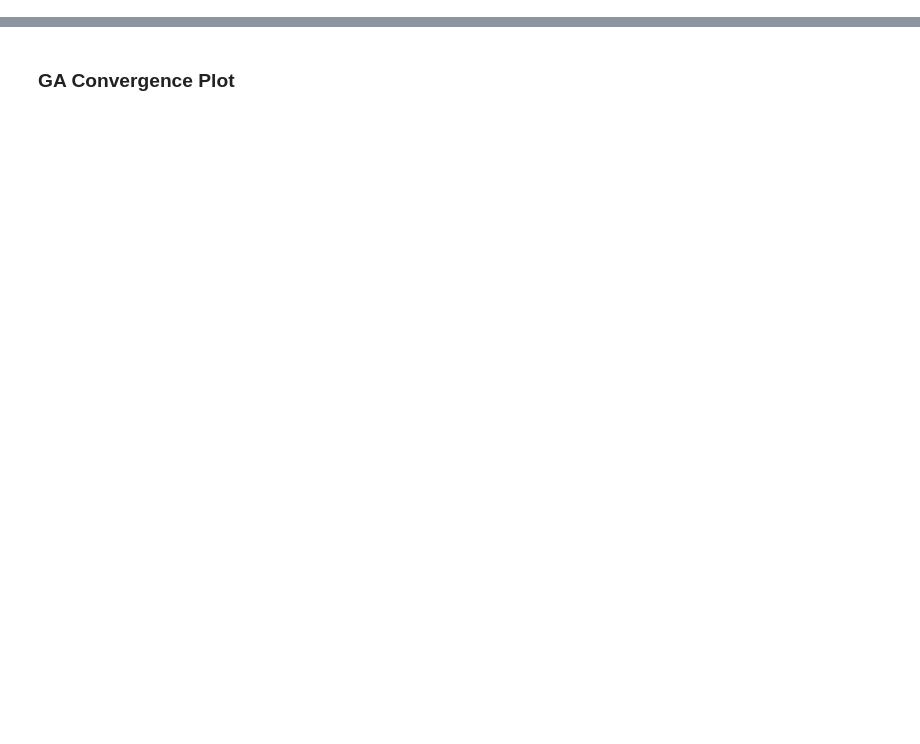
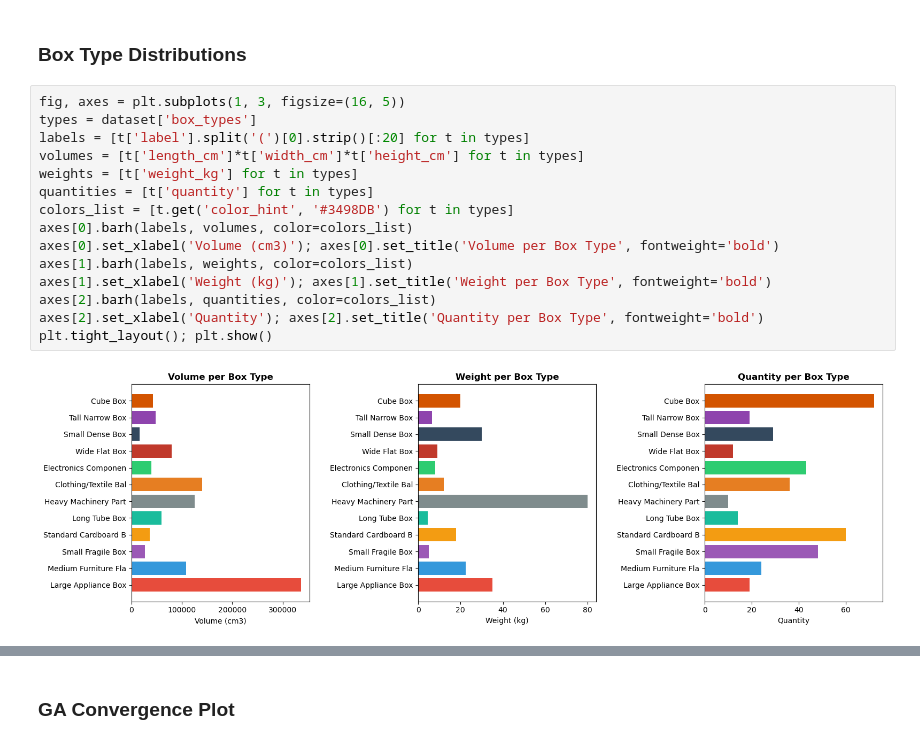
Before and after one commit to ayyoubbouchama/AI-Project10, a Jupyter notebook: notebooks/main.ipynb, the cells around one changed output, grey strips where cells are left out. Saved outputs shown, nothing was run; the diff lists cells and outputs as text; blank space fills up the shorter version.

```diff
--- a/notebooks/main.ipynb
+++ b/notebooks/main.ipynb
@@ -191,0 +103,19 @@ print(f"  Time         : {ga_time:.2f}s")
+# %% [markdown]
+### Box Type Distributions
+# %%
+fig, axes = plt.subplots(1, 3, figsize=(16, 5))
+types = dataset['box_types']
+labels = [t['label'].split('(')[0].strip()[:20] for t in types]
+volumes = [t['length_cm']*t['width_cm']*t['height_cm'] for t in types]
+weights = [t['weight_kg'] for t in types]
+quantities = [t['quantity'] for t in types]
+colors_list = [t.get('color_hint', '#3498DB') for t in types]
+axes[0].barh(labels, volumes, color=colors_list)
+axes[0].set_xlabel('Volume (cm3)'); axes[0].set_title('Volume per Box Type', fontweight='bold')
+axes[1].barh(labels, weights, color=colors_list)
+axes[1].set_xlabel('Weight (kg)'); axes[1].set_title('Weight per Box Type', fontweight='bold')
+axes[2].barh(labels, quantities, color=colors_list)
+axes[2].set_xlabel('Quantity'); axes[2].set_title('Quantity per Box Type', fontweight='bold')
+plt.tight_layout(); plt.show()
+# %% [output]
+[figure, added]
```
Also changed, not shown: parts of 60 cells of this notebook, 5 other files.
